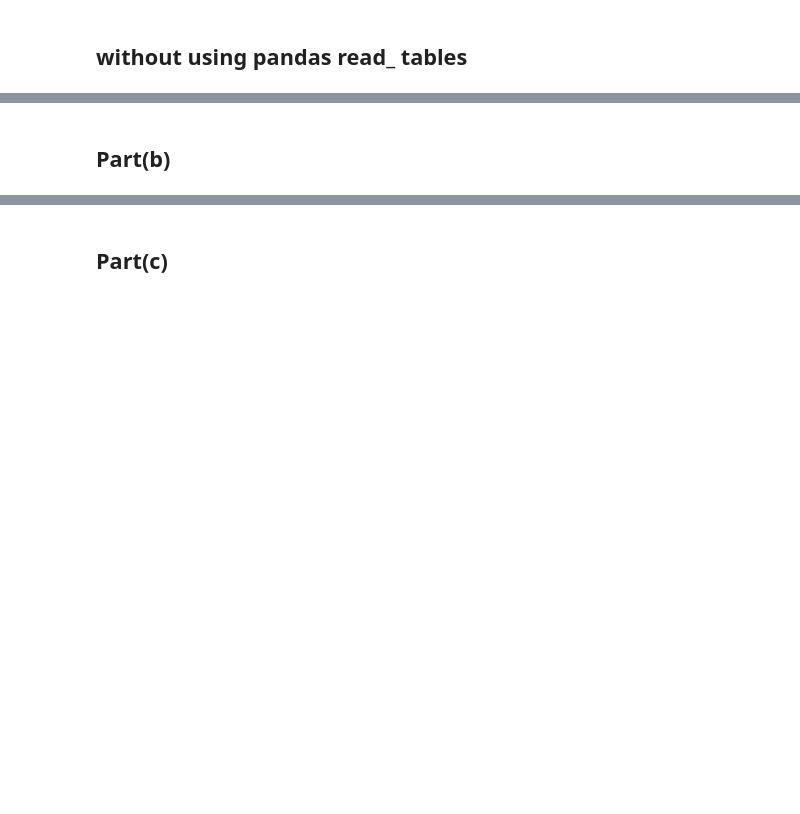
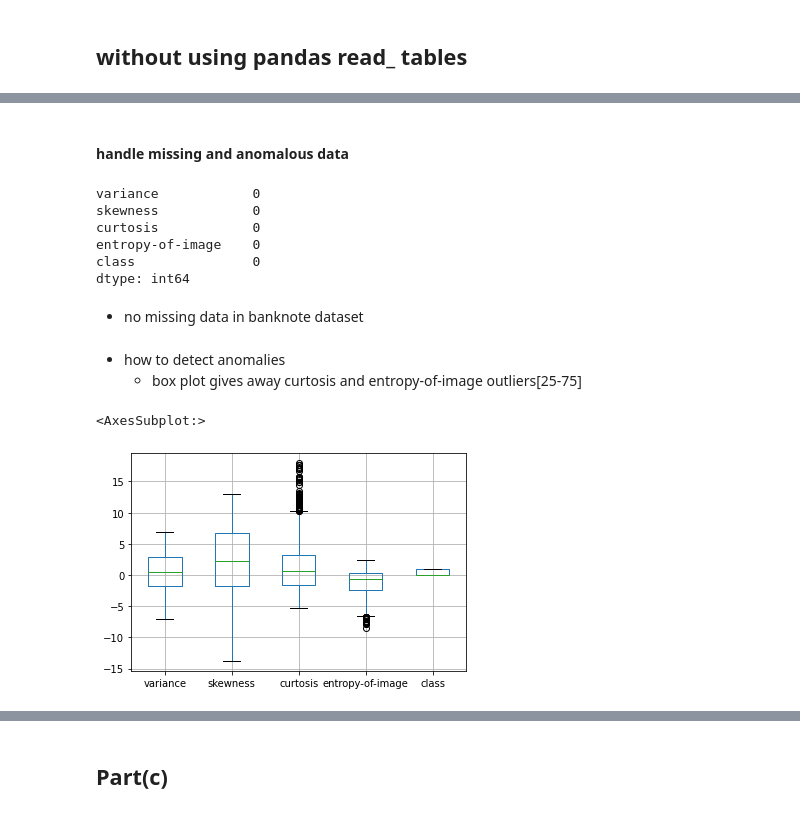
Before and after one commit to sunil-dhaka/ml-course-work, a Jupyter notebook: perceptron-algo.ipynb, the cells around one changed output, grey strips where cells are left out. Drawn from its saved outputs; the diff is of its cells as text; code cells hidden in the pictures; blank space fills up the shorter version.

```diff
--- a/perceptron-algo.ipynb
+++ b/perceptron-algo.ipynb
@@ -80,2 +84,21 @@ w=percep(f,y)
-# %% [markdown]
-## Part(b)
+# %% [markdown]
+#### handle missing and anomalous data
+# %%
+data.isnull().sum()
+# %% [output]
+variance            0
+skewness            0
+curtosis            0
+entropy-of-image    0
+class               0
+dtype: int64
+# %% [markdown]
+- no missing data in banknote dataset
+# %% [markdown]
+- how to detect anomalies
+    - box plot gives away curtosis and entropy-of-image outliers[25-75]
+# %%
+data.boxplot()
+# %% [output]
+<AxesSubplot:>
+[figure, added]
```
Also changed, not shown: parts of 15 cells of this notebook.
